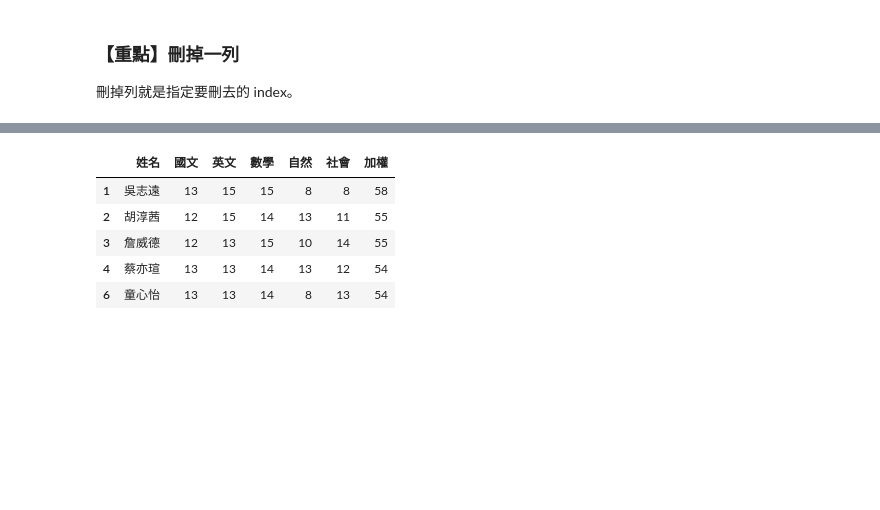
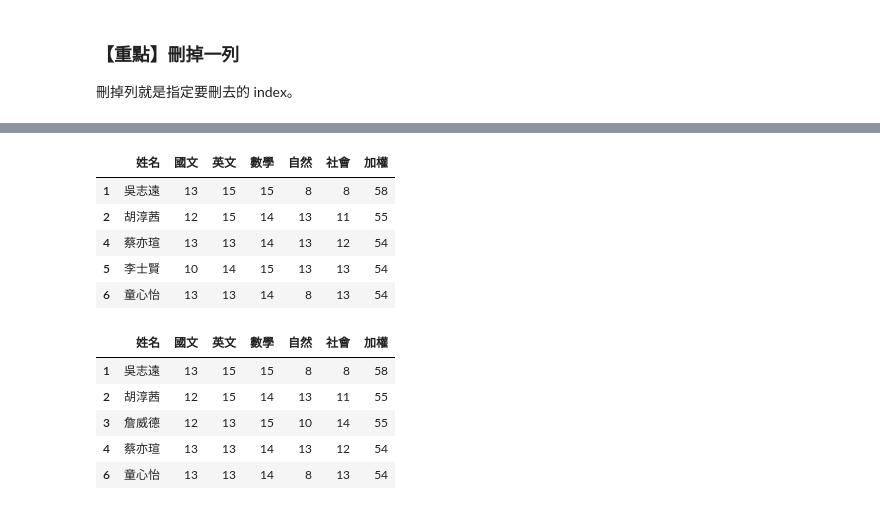
Before and after one commit to mozzaray/IMLP433, a Jupyter notebook: Unit02/2.2.2_Pandas數據分析.ipynb, the cells around one changed output, grey strips where cells are left out. Cells and saved outputs as stored; diff of their text form; code cells hidden in the pictures; blank space fills up the shorter version.

```diff
--- a/Unit02/2.2.2_Pandas數據分析.ipynb
+++ b/Unit02/2.2.2_Pandas數據分析.ipynb
@@ -247,0 +284,2 @@ SyntaxError: invalid syntax (<ipython-input-37-770b1f099977>, line 1)
+# %%
+df2 = df2.drop(['總級分'], axis=1)
@@ -251,6 +307,8 @@ SyntaxError: invalid syntax (<ipython-input-37-770b1f099977>, line 1)
 我們會發現 `pandas` 很多動作都沒有更改原有的 DataFrame, 真的要改要加入
 
     inplace=True
+# %%
+df2.drop(['總級分'], axis=1, inplace=True)
 # %% [markdown]
 ### 【重點】刪掉一列
 
@@ -273,3 +316,12 @@ SyntaxError: invalid syntax (<ipython-input-37-770b1f099977>, line 1)
+# %%
+df2.drop(3).head()
+# %% [output]
+|  | 姓名 | 國文 | 英文 | 數學 | 自然 | 社會 | 加權 |
+| 1 | 吳志遠 | 13 | 15 | 15 | 8 | 8 | 58 |
+| 2 | 胡淳茜 | 12 | 15 | 14 | 13 | 11 | 55 |
+| 4 | 蔡亦瑄 | 13 | 13 | 14 | 13 | 12 | 54 |
+| 5 | 李士賢 | 10 | 14 | 15 | 13 | 13 | 54 |
+| 6 | 童心怡 | 13 | 13 | 14 | 8 | 13 | 54 |
 # %%
 # %% [output]
 |  | 姓名 | 國文 | 英文 | 數學 | 自然 | 社會 | 加權 |
```
Also changed, not shown: parts of 19 cells of this notebook.
